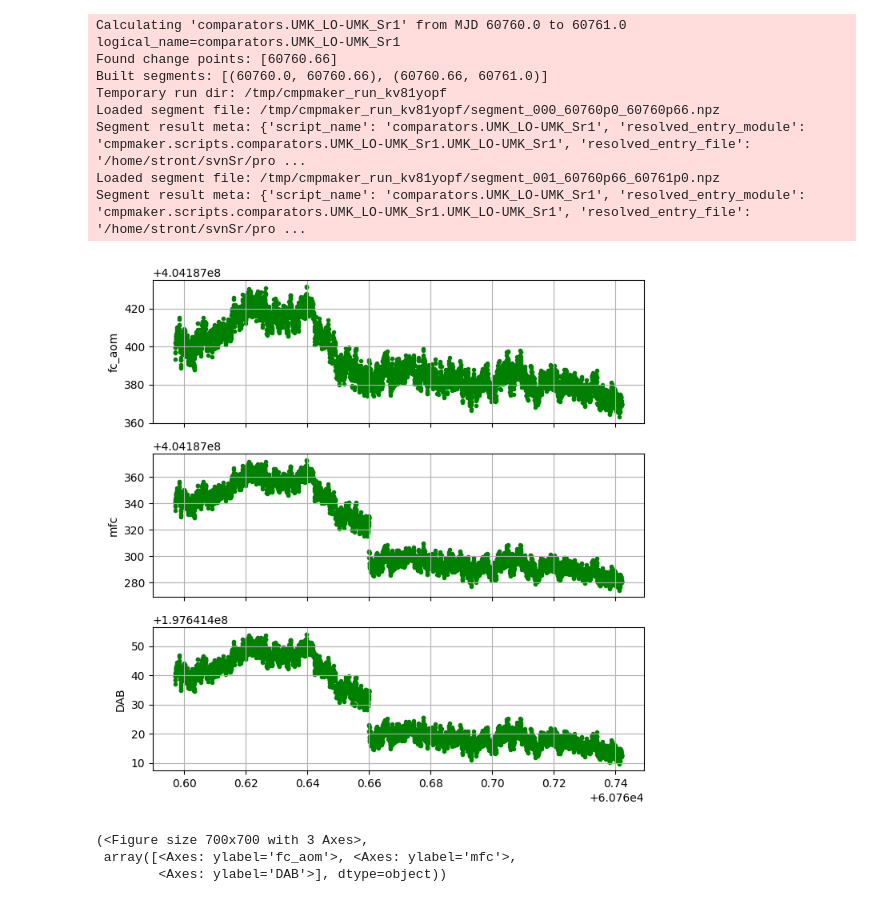
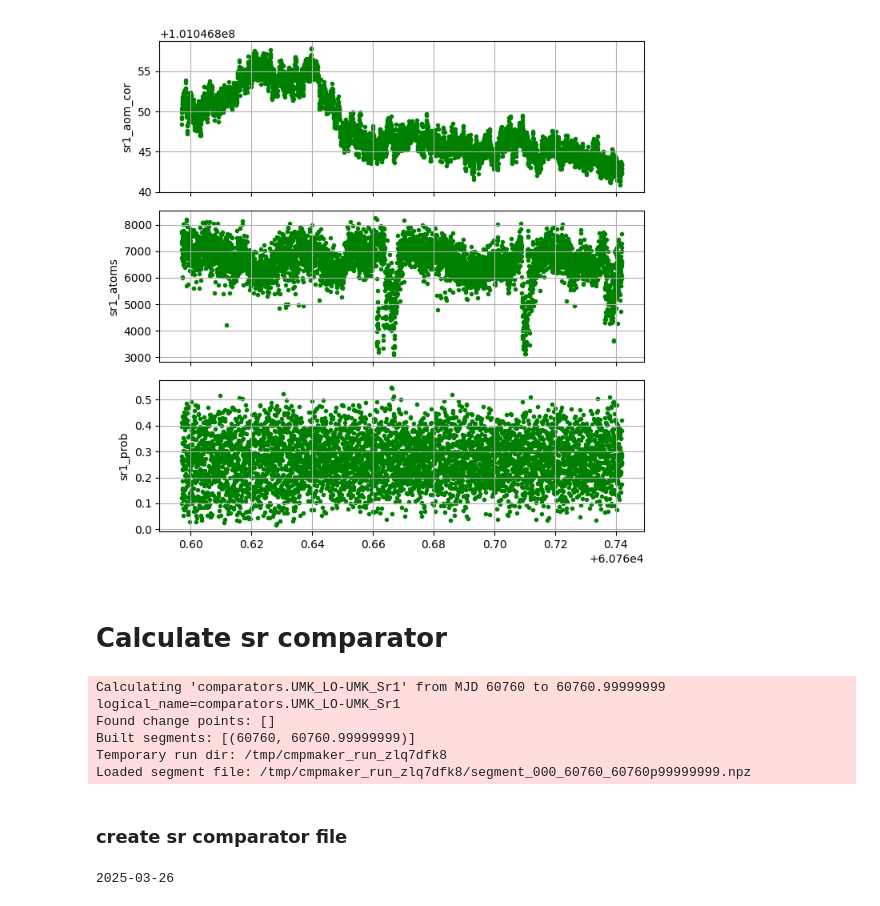
Before and after one commit to KLFAMO/clanda, a Jupyter notebook: code/jup_c2.ipynb, the cells around one changed output. Drawn from its saved outputs; the diff is of its cells as text; code cells hidden in the pictures.

Commit message:
working on data and debuging

```diff
--- a/code/jup_c2.ipynb
+++ b/code/jup_c2.ipynb
@@ -10,0 +15,2 @@ from cmpmaker.runner import calc
+# %%
+mjd = 60760
@@ -11,22 +40,33 @@ from cmpmaker.runner import calc
+# %%
+gts = get_gts_single_mjd(
+        datasets=[
+                    "sr1_aom_cor",
+                  "sr1_atoms",
+                  "sr1_prob",
+                #   "intensity_698_PD"
+                  ],
+        mjd=mjd, allowed_flag=1,
+        from_mjd=mjd,
+        to_mjd=mjd+1,
+    )
+gts.plot()
+gts, cmm = gts.align_all_to_grid_zoh_and_drop_missing(start_mjd=mjd, stop_mjd=mjd+1)
+# %% [output]
+[figure, added]
+# %% [markdown]
+# Calculate sr comparator
 # %%
 out = calc(
     "comparators.UMK_LO-UMK_Sr1",
-    from_mjd=60760.0,
-    to_mjd=60761.0,
+    from_mjd=mjd,
+    to_mjd=mjd+1-1e-8,
     plot=False,
     output_file="result.npz",
 )
-
-# print(out["change_points"])
-# for seg in out["segments"]:
-#     print(seg["from_mjd"], seg["to_mjd"], seg["resolved_entry_module"], seg["result"])
 # %% [output]
-Calculating 'comparators.UMK_LO-UMK_Sr1' from MJD 60760.0 to 60761.0
+Calculating 'comparators.UMK_LO-UMK_Sr1' from MJD 60760 to 60760.99999999
 logical_name=comparators.UMK_LO-UMK_Sr1
-Found change points: [60760.66]
-Built segments: [(60760.0, 60760.66), (60760.66, 60761.0)]
-Temporary run dir: /tmp/cmpmaker_run_kv81yopf
-Loaded segment file: /tmp/cmpmaker_run_kv81yopf/segment_000_60760p0_60760p66.npz
-Segment result meta: {'script_name': 'comparators.UMK_LO-UMK_Sr1', 'resolved_entry_module': 'cmpmaker.scripts.comparators.UMK_LO-UMK_Sr1.UMK_LO-UMK_Sr1', 'resolved_entry_file': '/home/stront/svnSr/pro ...
-Loaded segment file: /tmp/cmpmaker_run_kv81yopf/segment_001_60760p66_60761p0.npz
-Segment result meta: {'script_name': 'comparators.UMK_LO-UMK_Sr1', 'resolved_entry_module': 'cmpmaker.scripts.comparators.UMK_LO-UMK_Sr1.UMK_LO-UMK_Sr1', 'resolved_entry_file': '/home/stront/svnSr/pro ...
+Found change points: []
+Built segments: [(60760, 60760.99999999)]
+Temporary run dir: /tmp/cmpmaker_run_zlq7dfk8
+Loaded segment file: /tmp/cmpmaker_run_zlq7dfk8/segment_000_60760_60760p99999999.npz
@@ -35,8 +72,0 @@ from timanda.gtserie import GTserie
-# %%
-gts = GTserie.load_npz('result.npz')
-gts.plot(mts_names=['fc_aom','mfc','DAB'])
-# %% [output]
-[figure, removed]
-(<Figure size 700x700 with 3 Axes>,
- array([<Axes: ylabel='fc_aom'>, <Axes: ylabel='mfc'>,
-        <Axes: ylabel='DAB'>], dtype=object))
@@ -42,0 +76,14 @@ gts.plot(mts_names=['fc_aom','mfc','DAB'])
+# %% [markdown]
+### create sr comparator file
+# %%
+date_str = mjd2utc(mjd, strfmt='%Y-%m-%d')
+print(date_str)
+gts.create_comparator_file(
+    filename=f'../tock_data/UMK_LO-UMK_Sr1/{date_str}_UMK_LO-UMK_Sr1.dat',
+    # filename=f'{date_str}_UMK_LO-UMK_Sr1.dat',
+    mts_names=['DAB', 'valid', 'uncert'],
+    headers=['A->B', 'flag', 'relative systematic uncertainty'],
+    formats=['.6f', '.0f', '.4e'],
+)
+# %% [output]
+2025-03-26
```
Also changed, not shown: parts of 9 cells of this notebook, 19 other files.
